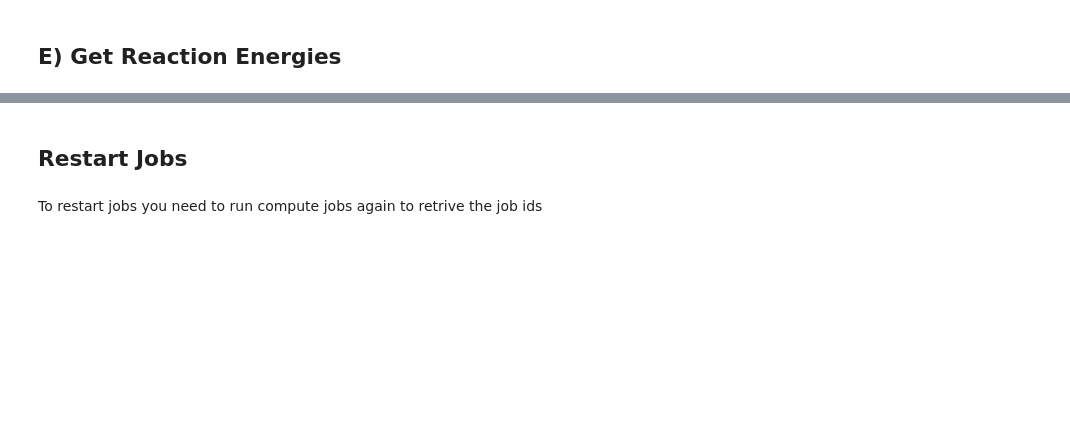
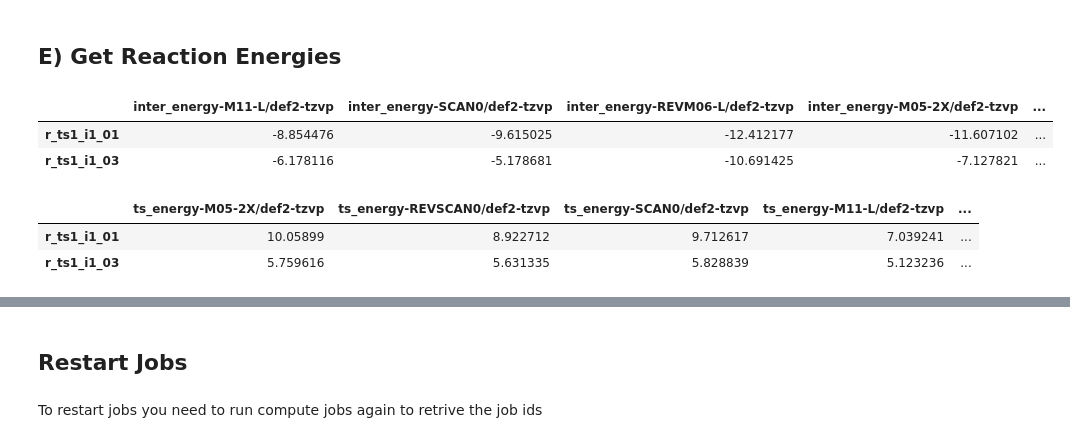
Before and after one commit to QCMM/QCExplore, a Jupyter notebook: notebooks/08_create_reaction.ipynb, the cells around one changed output, grey strips where cells are left out. Saved outputs shown, nothing was run; the diff lists cells and outputs as text; code cells hidden in the pictures; blank space fills up the shorter version.

```diff
--- a/notebooks/08_create_reaction.ipynb
+++ b/notebooks/08_create_reaction.ipynb
@@ -154,3 +224,15 @@ for m in rq_method:
 # %% [markdown]
 ## E) Get Reaction Energies
+# %%
+ds_rx.get_values(method=elot, basis='def2-tzvp', stoich='inter_energy')
+# %% [output]
+|  | inter_energy-M11-L/def2-tzvp | inter_energy-SCAN0/def2-tzvp | inter_energy-REVM06-L/def2-tzvp | inter_energy-M05-2X/def2-tzvp | ... |
+| r_ts1_i1_01 | -8.854476 | -9.615025 | -12.412177 | -11.607102 | ... |
+| r_ts1_i1_03 | -6.178116 | -5.178681 | -10.691425 | -7.127821 | ... |
+# %%
+ds_rx.get_values(method=elot, basis='def2-tzvp', stoich='ts_energy')
+# %% [output]
+|  | ts_energy-M05-2X/def2-tzvp | ts_energy-REVSCAN0/def2-tzvp | ts_energy-SCAN0/def2-tzvp | ts_energy-M11-L/def2-tzvp | ... |
+| r_ts1_i1_01 | 10.05899 | 8.922712 | 9.712617 | 7.039241 | ... |
+| r_ts1_i1_03 | 5.759616 | 5.631335 | 5.828839 | 5.123236 | ... |
 # %%
```
Also changed, not shown: parts of 16 cells of this notebook, 7 other files.
